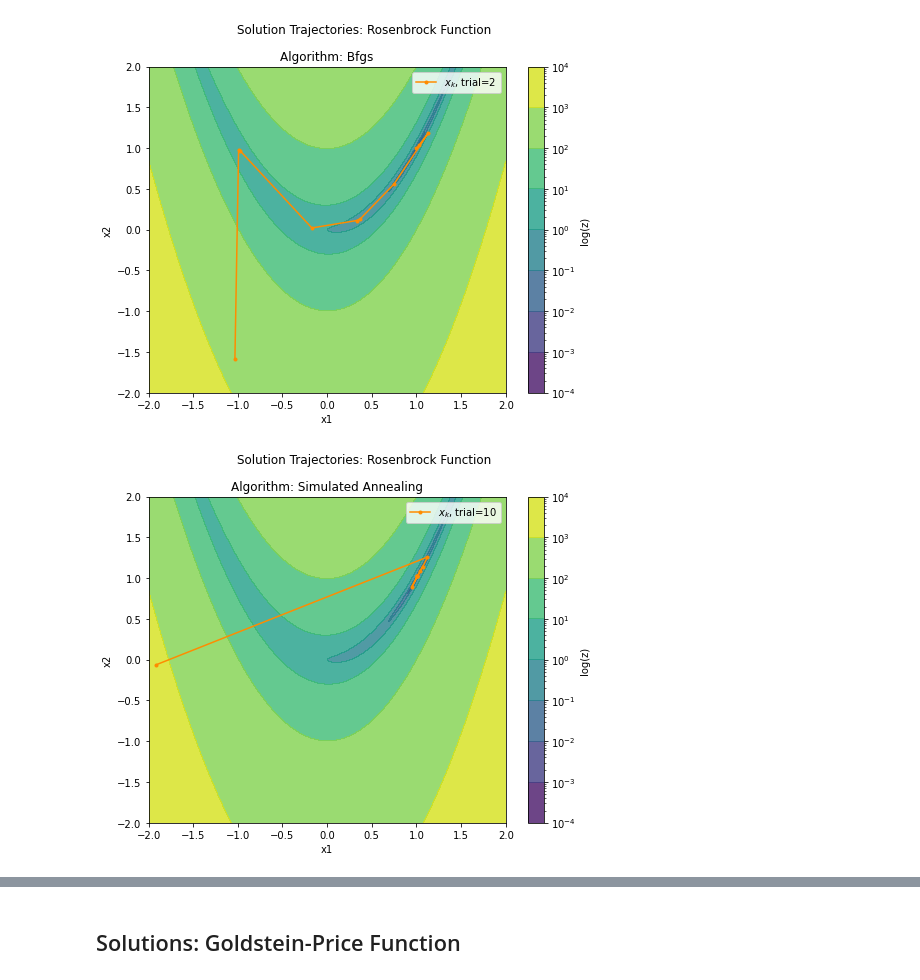
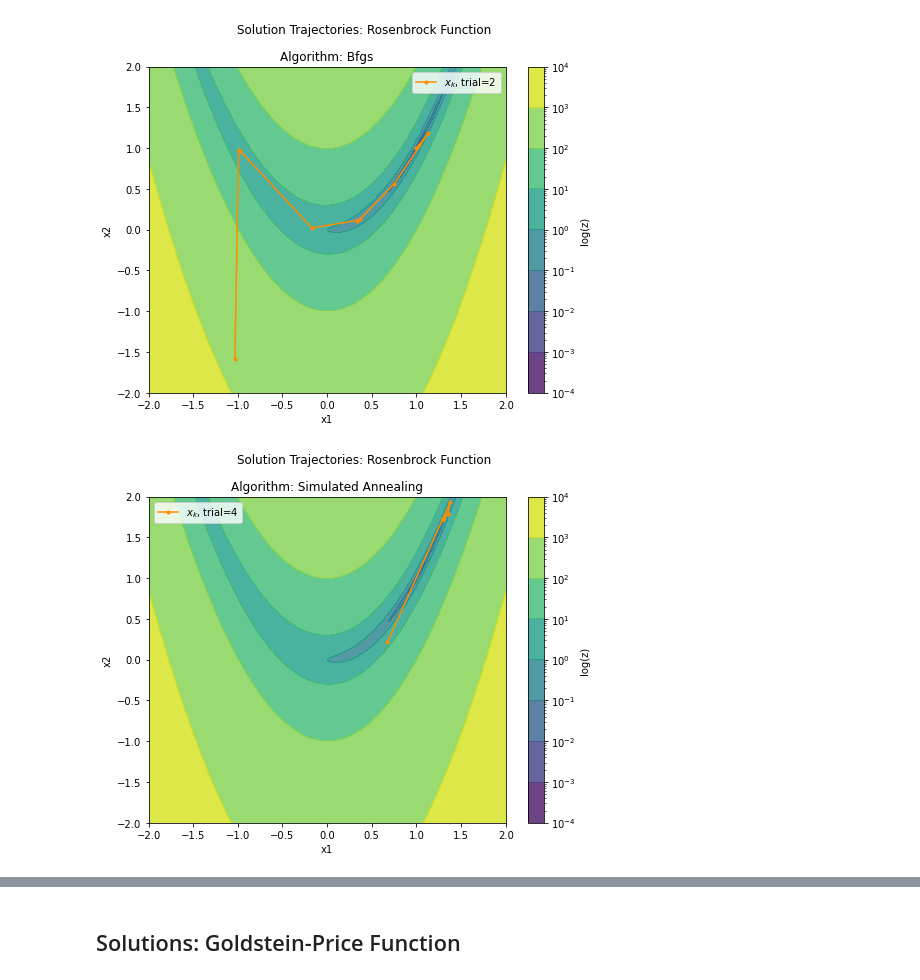
Before and after one commit to marcoemorais/viz-optimization-algorithms, a Jupyter notebook: assignments/project01/Solution-Visualization-2D.ipynb, the cells around one changed output, grey strips where cells are left out. Drawn from its saved outputs; the diff is of its cells as text; code cells hidden in the pictures.

```diff
--- a/assignments/project01/Solution-Visualization-2D.ipynb
+++ b/assignments/project01/Solution-Visualization-2D.ipynb
@@ -209,22 +209,22 @@ plot2d_solutions(**params)
 # %%
 params = {
     'alg': 'simulated_annealing',
     'func': 'rosenbrock',
-    'trials': [10],
+    'trials': [4],
     'base_dirn': './sims/',
     'savefn_fmt': '{alg}-{func}-steps-{trial:02d}.npy',
     'metafn_fmt': '{alg}-{func}-meta.json',
     'bounds': [-2.,2.,-2.,2.],
     'ngridpts': 500,
     'nsamples': 10,
     'xkmind': slice(3,5),
     'ticker_locator': 'LogLocator',
     'colorbar_label': 'log(z)',
 }
 
 plot2d_solutions(**params)
 # %% [output]
-[figure, old version]
+[figure, new version]
 # %%
 params = {
     'alg': 'particle_swarm',
```
Also changed, not shown: parts of 7 cells of this notebook, 2 other files.
